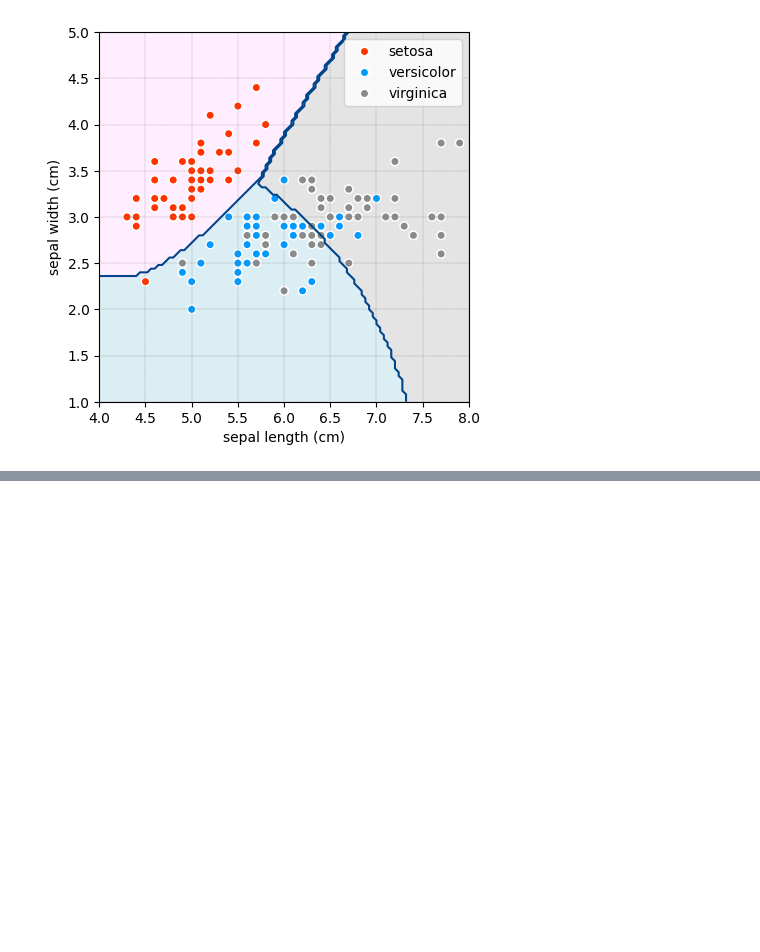
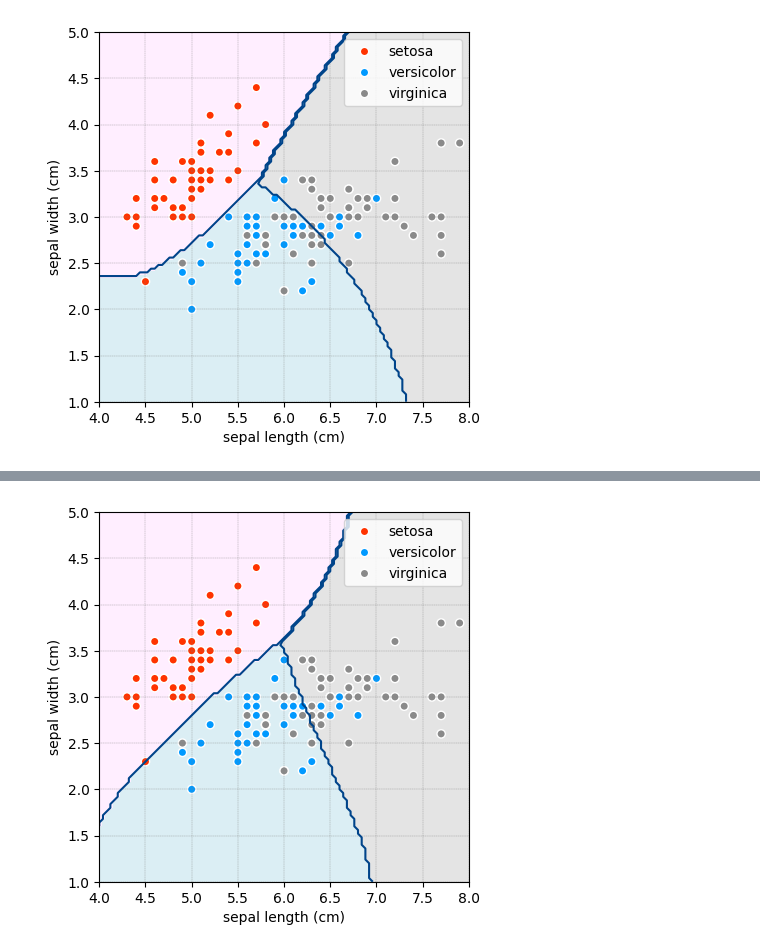
Before and after one commit to Arch-jyh/iris_books, a Jupyter notebook: book1/32/exersice.ipynb, the cells around one changed output, grey strips where cells are left out. Cells and saved outputs as stored; diff of their text form; code cells hidden in the pictures; blank space fills up the shorter version.

```diff
--- a/book1/32/exersice.ipynb
+++ b/book1/32/exersice.ipynb
@@ -168,0 +219,44 @@ cmap_bold = np.array(cmap_blod)/255.
+# %%
+x1_array = np.linspace(4,8,101)
+x2_array = np.linspace(1,5,101)
+xx1,xx2 = np.meshgrid(x1_array,x2_array)
+# %%
+# 创建色谱
+rgb = [[255, 238, 255],
+       [219, 238, 244],
+       [228, 228, 228]]
+rgb = np.array(rgb)/255.
+cmap_light = ListedColormap(rgb)
+cmap_bold = [[255, 51, 0],
+             [0, 153, 255],
+             [138,138,138]]
+cmap_bold = np.array(cmap_bold)/255.
+# %%
+q = np.c_[xx1.ravel(),xx2.ravel()]
+from sklearn import svm
+SVM = svm.SVC(kernel = 'rbf',gamma = 'auto')
+SVM.fit(X,y)
+y_predict = SVM.predict(q)
+y_predict = y_predict.reshape(xx1.shape)
+# %%
+# 可视化
+fig, ax = plt.subplots()
+plt.contourf(xx1, xx2, y_predict, cmap=cmap_light)
+plt.contour(xx1, xx2, y_predict, levels=[0,1,2],
+            colors=np.array([0, 68, 138])/255.)
+sns.scatterplot(x=X[:, 0], y=X[:, 1],
+                hue=iris.target_names[y],
+                ax = ax,
+                palette=dict(setosa=cmap_bold[0,:],
+                versicolor=cmap_bold[1,:],
+                virginica=cmap_bold[2,:]),
+                alpha=1.0,
+                linewidth = 1, edgecolor=[1,1,1])
+plt.xlim(4, 8); plt.ylim(1, 5)
+plt.xlabel(iris.feature_names[0])
+plt.ylabel(iris.feature_names[1])
+ax.grid(linestyle='--', linewidth=0.25,
+        color=[0.5,0.5,0.5])
+ax.set_aspect('equal', adjustable='box')
+# %% [output]
+[figure, added]
```
Also changed, not shown: parts of 5 cells of this notebook, 4 other files.
